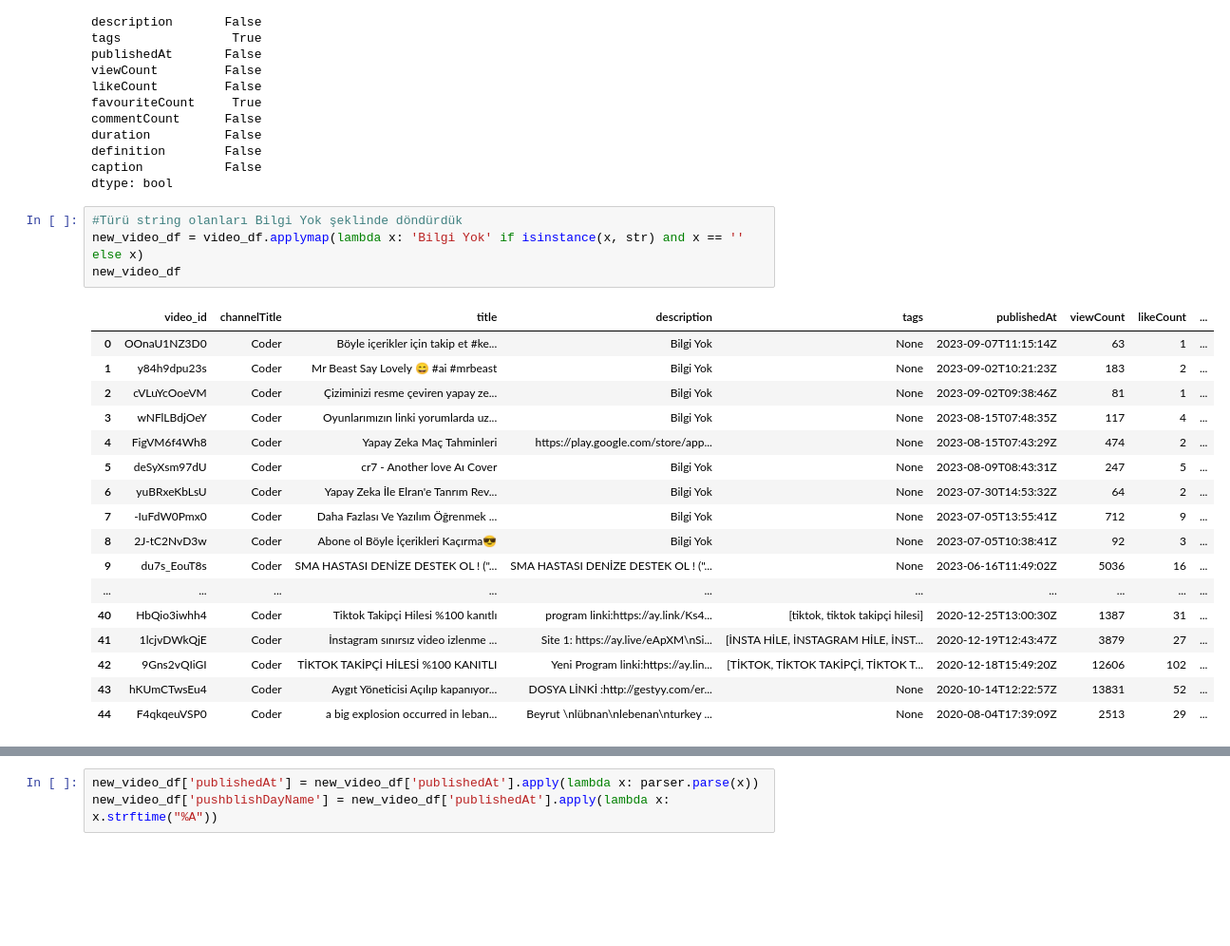
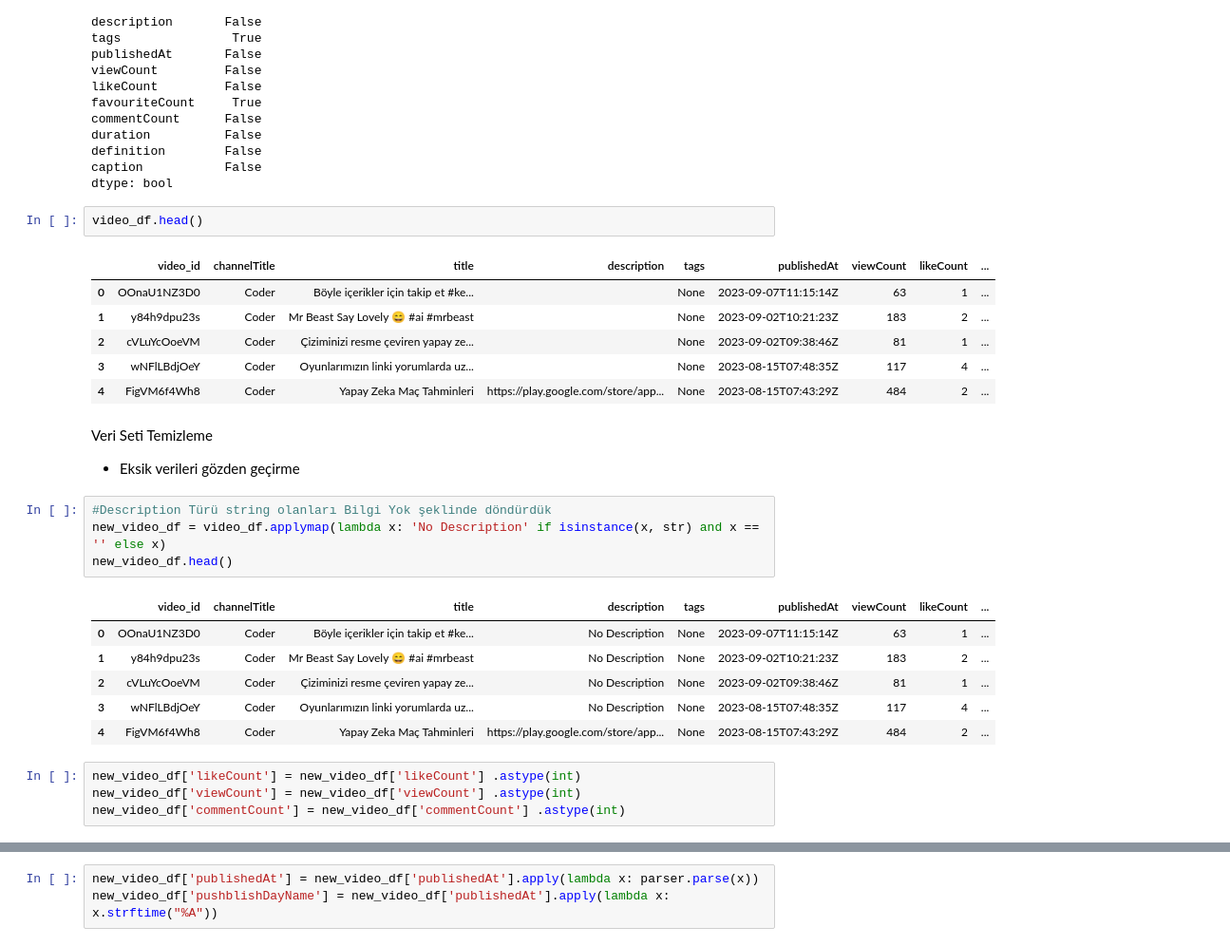
Before and after one commit to sevgicann/api_project, a Jupyter notebook: analiz.ipynb, the cells around one changed output, grey strips where cells are left out. Shown: that part at 95% size. Cells and saved outputs as stored; diff of their text form; blank space fills up the shorter version.

```diff
--- a/analiz.ipynb
+++ b/analiz.ipynb
@@ -106,25 +108,30 @@ duration          False
 definition        False
 caption           False
 dtype: bool
+# %%
+video_df.head()
+# %% [output]
+|  | video_id | channelTitle | title | description | tags | publishedAt | viewCount | likeCount | ... |
+| 0 | OOnaU1NZ3D0 | Coder | Böyle içerikler için takip et #ke... |  | None | 2023-09-07T11:15:14Z | 63 | 1 | ... |
+| 1 | y84h9dpu23s | Coder | Mr Beast Say Lovely 😄 #ai #mrbeast |  | None | 2023-09-02T10:21:23Z | 183 | 2 | ... |
+| 2 | cVLuYcOoeVM | Coder | Çiziminizi resme çeviren yapay ze... |  | None | 2023-09-02T09:38:46Z | 81 | 1 | ... |
+| 3 | wNFlLBdjOeY | Coder | Oyunlarımızın linki yorumlarda uz... |  | None | 2023-08-15T07:48:35Z | 117 | 4 | ... |
+| 4 | FigVM6f4Wh8 | Coder | Yapay Zeka Maç Tahminleri | https://play.google.com/store/app... | None | 2023-08-15T07:43:29Z | 484 | 2 | ... |
+# %% [markdown]
+Veri Seti Temizleme
+- Eksik verileri gözden geçirme
 # %%
-#Türü string olanları Bilgi Yok şeklinde döndürdük
-new_video_df = video_df.applymap(lambda x: 'Bilgi Yok' if isinstance(x, str) and x == '' else x)
-new_video_df
+#Description Türü string olanları Bilgi Yok şeklinde döndürdük
+new_video_df = video_df.applymap(lambda x: 'No Description' if isinstance(x, str) and x == '' else x)
+new_video_df.head()
 # %% [output]
 |  | video_id | channelTitle | title | description | tags | publishedAt | viewCount | likeCount | ... |
-| 0 | OOnaU1NZ3D0 | Coder | Böyle içerikler için takip et #ke... | Bilgi Yok | None | 2023-09-07T11:15:14Z | 63 | 1 | ... |
-| 1 | y84h9dpu23s | Coder | Mr Beast Say Lovely 😄 #ai #mrbeast | Bilgi Yok | None | 2023-09-02T10:21:23Z | 183 | 2 | ... |
-| 2 | cVLuYcOoeVM | Coder | Çiziminizi resme çeviren yapay ze... | Bilgi Yok | None | 2023-09-02T09:38:46Z | 81 | 1 | ... |
-| 3 | wNFlLBdjOeY | Coder | Oyunlarımızın linki yorumlarda uz... | Bilgi Yok | None | 2023-08-15T07:48:35Z | 117 | 4 | ... |
-| 4 | FigVM6f4Wh8 | Coder | Yapay Zeka Maç Tahminleri | https://play.google.com/store/app... | None | 2023-08-15T07:43:29Z | 474 | 2 | ... |
-| 5 | deSyXsm97dU | Coder | cr7 - Another love Aı Cover | Bilgi Yok | None | 2023-08-09T08:43:31Z | 247 | 5 | ... |
-| 6 | yuBRxeKbLsU | Coder | Yapay Zeka İle Elran'e Tanrım Rev... | Bilgi Yok | None | 2023-07-30T14:53:32Z | 64 | 2 | ... |
-| 7 | -IuFdW0Pmx0 | Coder | Daha Fazlası Ve Yazılım Öğrenmek ... | Bilgi Yok | None | 2023-07-05T13:55:41Z | 712 | 9 | ... |
-| 8 | 2J-tC2NvD3w | Coder | Abone ol Böyle İçerikleri Kaçırma😎 | Bilgi Yok | None | 2023-07-05T10:38:41Z | 92 | 3 | ... |
-| 9 | du7s_EouT8s | Coder | SMA HASTASI DENİZE DESTEK OL ! ("... | SMA HASTASI DENİZE DESTEK OL ! ("... | None | 2023-06-16T11:49:02Z | 5036 | 16 | ... |
-| ... | ... | ... | ... | ... | ... | ... | ... | ... | ... |
-| 40 | HbQio3iwhh4 | Coder | Tiktok Takipçi Hilesi %100 kanıtlı | program linki:https://ay.link/Ks4... | [tiktok, tiktok takipçi hilesi] | 2020-12-25T13:00:30Z | 1387 | 31 | ... |
-| 41 | 1lcjvDWkQjE | Coder | İnstagram sınırsız video izlenme ... | Site 1: https://ay.live/eApXM\nSi... | [İNSTA HİLE, İNSTAGRAM HİLE, İNST... | 2020-12-19T12:43:47Z | 3879 | 27 | ... |
-| 42 | 9Gns2vQIiGI | Coder | TİKTOK TAKİPÇİ HİLESİ %100 KANITLI | Yeni Program linki:https://ay.lin... | [TİKTOK, TİKTOK TAKİPÇİ, TİKTOK T... | 2020-12-18T15:49:20Z | 12606 | 102 | ... |
-| 43 | hKUmCTwsEu4 | Coder | Aygıt Yöneticisi Açılıp kapanıyor... | DOSYA LİNKİ :http://gestyy.com/er... | None | 2020-10-14T12:22:57Z | 13831 | 52 | ... |
-| 44 | F4qkqeuVSP0 | Coder | a big explosion occurred in leban... | Beyrut \nlübnan\nlebenan\nturkey ... | None | 2020-08-04T17:39:09Z | 2513 | 29 | ... |
+| 0 | OOnaU1NZ3D0 | Coder | Böyle içerikler için takip et #ke... | No Description | None | 2023-09-07T11:15:14Z | 63 | 1 | ... |
+| 1 | y84h9dpu23s | Coder | Mr Beast Say Lovely 😄 #ai #mrbeast | No Description | None | 2023-09-02T10:21:23Z | 183 | 2 | ... |
+| 2 | cVLuYcOoeVM | Coder | Çiziminizi resme çeviren yapay ze... | No Description | None | 2023-09-02T09:38:46Z | 81 | 1 | ... |
+| 3 | wNFlLBdjOeY | Coder | Oyunlarımızın linki yorumlarda uz... | No Description | None | 2023-08-15T07:48:35Z | 117 | 4 | ... |
+| 4 | FigVM6f4Wh8 | Coder | Yapay Zeka Maç Tahminleri | https://play.google.com/store/app... | None | 2023-08-15T07:43:29Z | 484 | 2 | ... |
+# %%
+new_video_df['likeCount'] = new_video_df['likeCount'] .astype(int)
+new_video_df['viewCount'] = new_video_df['viewCount'] .astype(int)
+new_video_df['commentCount'] = new_video_df['commentCount'] .astype(int)
```
Also changed, not shown: parts of 37 cells of this notebook, 1 other file.
